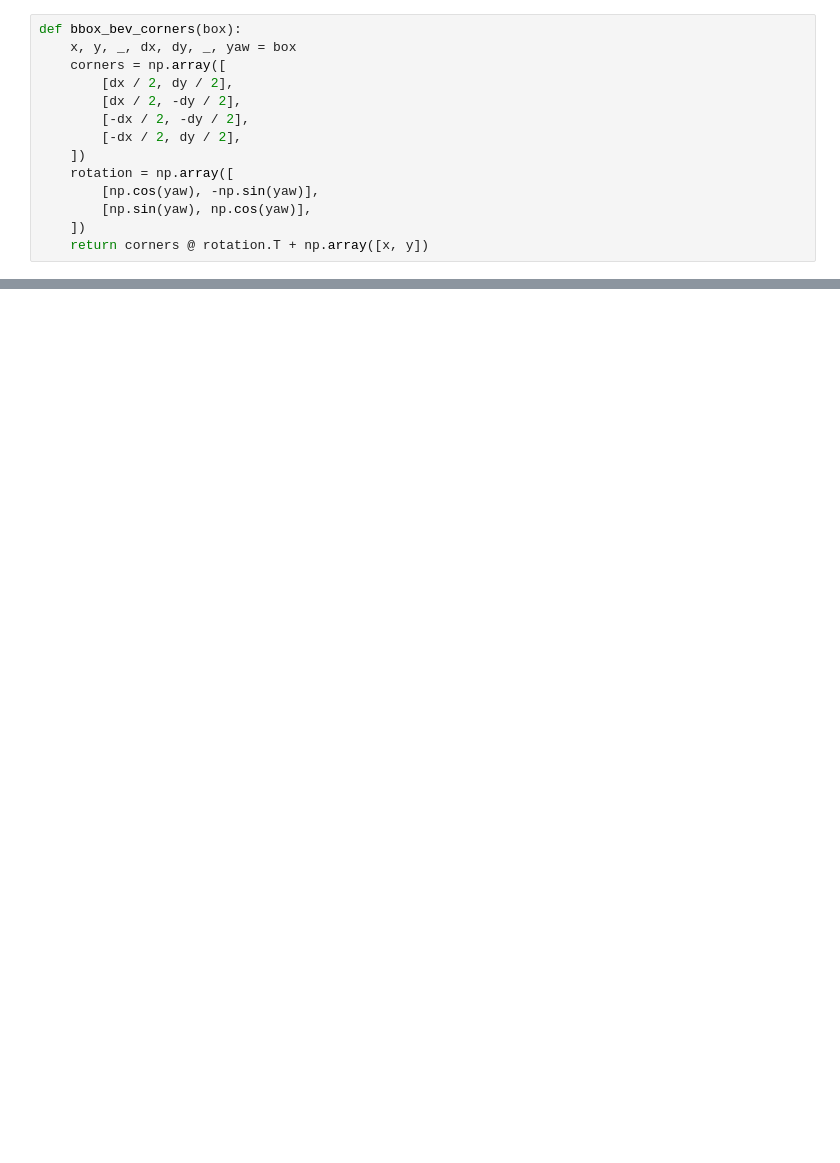
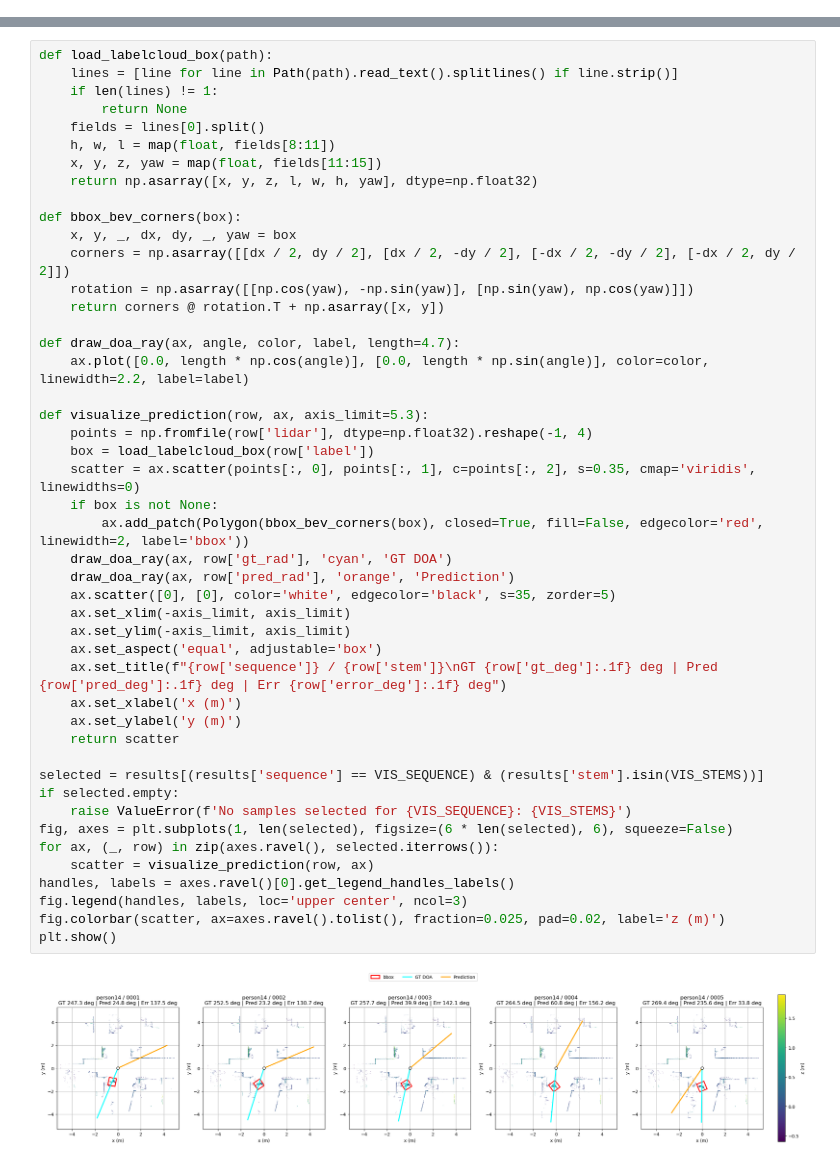
Before and after one commit to yizhuoyang/AV-PedAware, a Jupyter notebook: pairs_dataloader_test.ipynb, the cells around one changed output, grey strips where cells are left out. Saved outputs shown, nothing was run; the diff lists cells and outputs as text; blank space fills up the shorter version.

```diff
--- a/pairs_dataloader_test.ipynb
+++ b/pairs_dataloader_test.ipynb
@@ -43,14 +26,0 @@ lidar: (7466, 4)
-# %%
-def bbox_bev_corners(box):
-    x, y, _, dx, dy, _, yaw = box
-    corners = np.array([
-        [dx / 2, dy / 2],
-        [dx / 2, -dy / 2],
-        [-dx / 2, -dy / 2],
-        [-dx / 2, dy / 2],
-    ])
-    rotation = np.array([
-        [np.cos(yaw), -np.sin(yaw)],
-        [np.sin(yaw), np.cos(yaw)],
-    ])
-    return corners @ rotation.T + np.array([x, y])
@@ -87,0 +153,48 @@ plt.show()
+# %%
+def load_labelcloud_box(path):
+    lines = [line for line in Path(path).read_text().splitlines() if line.strip()]
+    if len(lines) != 1:
+        return None
+    fields = lines[0].split()
+    h, w, l = map(float, fields[8:11])
+    x, y, z, yaw = map(float, fields[11:15])
+    return np.asarray([x, y, z, l, w, h, yaw], dtype=np.float32)
+
+def bbox_bev_corners(box):
+    x, y, _, dx, dy, _, yaw = box
+    corners = np.asarray([[dx / 2, dy / 2], [dx / 2, -dy / 2], [-dx / 2, -dy / 2], [-dx / 2, dy / 2]])
+    rotation = np.asarray([[np.cos(yaw), -np.sin(yaw)], [np.sin(yaw), np.cos(yaw)]])
+    return corners @ rotation.T + np.asarray([x, y])
+
+def draw_doa_ray(ax, angle, color, label, length=4.7):
+    ax.plot([0.0, length * np.cos(angle)], [0.0, length * np.sin(angle)], color=color, linewidth=2.2, label=label)
+
+def visualize_prediction(row, ax, axis_limit=5.3):
+    points = np.fromfile(row['lidar'], dtype=np.float32).reshape(-1, 4)
+    box = load_labelcloud_box(row['label'])
+    scatter = ax.scatter(points[:, 0], points[:, 1], c=points[:, 2], s=0.35, cmap='viridis', linewidths=0)
+    if box is not None:
+        ax.add_patch(Polygon(bbox_bev_corners(box), closed=True, fill=False, edgecolor='red', linewidth=2, label='bbox'))
+    draw_doa_ray(ax, row['gt_rad'], 'cyan', 'GT DOA')
+    draw_doa_ray(ax, row['pred_rad'], 'orange', 'Prediction')
+    ax.scatter([0], [0], color='white', edgecolor='black', s=35, zorder=5)
+    ax.set_xlim(-axis_limit, axis_limit)
+    ax.set_ylim(-axis_limit, axis_limit)
+    ax.set_aspect('equal', adjustable='box')
+    ax.set_title(f"{row['sequence']} / {row['stem']}\nGT {row['gt_deg']:.1f} deg | Pred {row['pred_deg']:.1f} deg | Err {row['error_deg']:.1f} deg")
+    ax.set_xlabel('x (m)')
+    ax.set_ylabel('y (m)')
+    return scatter
+
+selected = results[(results['sequence'] == VIS_SEQUENCE) & (results['stem'].isin(VIS_STEMS))]
+if selected.empty:
+    raise ValueError(f'No samples selected for {VIS_SEQUENCE}: {VIS_STEMS}')
+fig, axes = plt.subplots(1, len(selected), figsize=(6 * len(selected), 6), squeeze=False)
+for ax, (_, row) in zip(axes.ravel(), selected.iterrows()):
+    scatter = visualize_prediction(row, ax)
+handles, labels = axes.ravel()[0].get_legend_handles_labels()
+fig.legend(handles, labels, loc='upper center', ncol=3)
+fig.colorbar(scatter, ax=axes.ravel().tolist(), fraction=0.025, pad=0.02, label='z (m)')
+plt.show()
+# %% [output]
+[figure, added]
```
Also changed, not shown: parts of 14 cells of this notebook, 11 other files.
